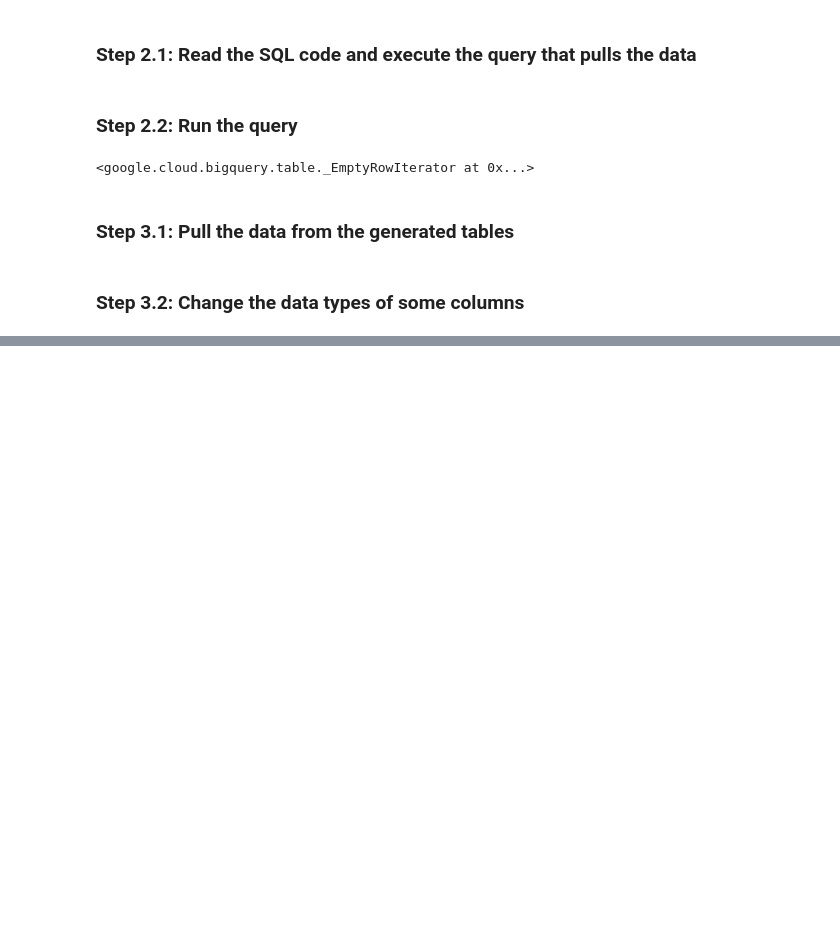
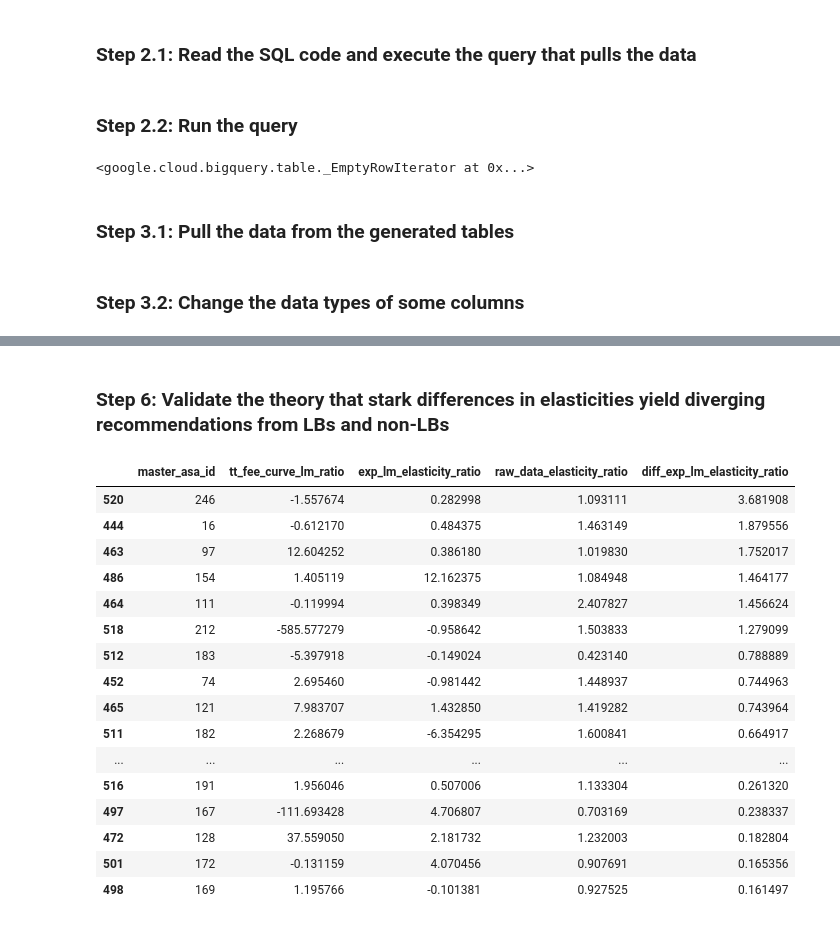
Before and after one commit to omar-elmaria/loved_brands_impact_simulation_tool, a Jupyter notebook: pairwise_simulation.ipynb, the cells around one changed output, grey strips where cells are left out. Cells and saved outputs as stored; diff of their text form; code cells hidden in the pictures; blank space fills up the shorter version.

Commit message:
enrich the model and output dataset

```diff
--- a/pairwise_simulation.ipynb
+++ b/pairwise_simulation.ipynb
@@ -169,0 +125,9 @@ df[df["median_cluster_elasticity"]>100]
+# %%
+# Define a function that fits a line through the fee x order count per TT fee tier curve
+def lm_model_tt_fee_curve(df):
+    data_x = df[~df["order_count_vendor_cluster_tt_fee_level"].isnull()]["fee"].values.reshape(-1,1)
+    data_y = df[~df["order_count_vendor_cluster_tt_fee_level"].isnull()]["order_count_vendor_cluster_tt_fee_level"].values.reshape(-1,1)
+    sample_weight = df[~df["order_count_vendor_cluster_tt_fee_level"].isnull()]["order_count_vendor_cluster_tt_fee_level"].values
+    lm = LinearRegression()
+    lm.fit(X=data_x, y=data_y, sample_weight=sample_weight)
+    return float(np.squeeze(lm.coef_)), float(np.squeeze(lm.intercept_))
@@ -169,0 +291,12 @@ df[df["median_cluster_elasticity"]>100]
+# %%
+# Create a list of columns that will form the dataset
+supp_data_cols = grouping_vars.copy()
+supp_data_cols.extend(["tt_fee_curve_lm_slope", "order_count_vendor_cluster_level", "median_cluster_elasticity", "exp_elasticity"]) # Add three columns to the grouping_vars list
+
+# Create the dataset
+df_supp_data = df_raw[supp_data_cols].drop_duplicates().reset_index(drop=True) # type: ignore
+
+# Aggregate the metrics
+df_supp_data = df_supp_data\
+    .groupby(grouping_vars, as_index=False)\
+    .agg({"tt_fee_curve_lm_slope": "mean", "order_count_vendor_cluster_level": "mean", "median_cluster_elasticity": "mean", "exp_elasticity": "median"})
@@ -169,0 +339,39 @@ df[df["median_cluster_elasticity"]>100]
+# %% [markdown]
+### Step 6: Validate the theory that stark differences in elasticities yield diverging recommendations from LBs and non-LBs
+# %%
+# Prepare the data
+common_cols_val_theory = df_supp_data.columns[df_supp_data.columns != "is_lb_lm"].tolist()
+grouping_cols_val_theory = ["region", "entity_id", "country_code", "master_asa_id", "asa_common_name", "is_asa_clustered"]
+df_left_val_theory = df_supp_data[df_supp_data["is_lb_lm"] == "Y"][common_cols_val_theory]
+df_right_val_theory = df_supp_data[df_supp_data["is_lb_lm"] == "N"][common_cols_val_theory]
+
+# Combine both data frames
+df_val_theory = pd.merge(left=df_left_val_theory, right=df_right_val_theory, how="left", on=grouping_cols_val_theory, suffixes=["_lb", "_nlb"])
+
+# Create two new columns showing the elasticity ratios according to the LM and the raw data
+df_val_theory = df_val_theory.assign(
+    diff_exp_lm_elasticity_ratio = df_val_theory["exp_elasticity_lb"] - df_val_theory["exp_elasticity_nlb"], # Calculate the difference between the LB and non-LB expected LM elasticity ratio
+    exp_lm_elasticity_ratio = df_val_theory["exp_elasticity_nlb"] / df_val_theory["exp_elasticity_lb"],
+    raw_data_elasticity_ratio = df_val_theory["median_cluster_elasticity_nlb"] / df_val_theory["median_cluster_elasticity_lb"],
+    tt_fee_curve_lm_ratio = df_val_theory["tt_fee_curve_lm_slope_nlb"] / df_val_theory["tt_fee_curve_lm_slope_lb"]
+)
+# %%
+df_val_theory[(df_val_theory["entity_id"] == "FP_MY")][["master_asa_id", "tt_fee_curve_lm_ratio", "exp_lm_elasticity_ratio", "raw_data_elasticity_ratio", "diff_exp_lm_elasticity_ratio"]].sort_values(by="diff_exp_lm_elasticity_ratio", ascending=False).head(20)
+# %% [output]
+|  | master_asa_id | tt_fee_curve_lm_ratio | exp_lm_elasticity_ratio | raw_data_elasticity_ratio | diff_exp_lm_elasticity_ratio |
+| 520 | 246 | -1.557674 | 0.282998 | 1.093111 | 3.681908 |
+| 444 | 16 | -0.612170 | 0.484375 | 1.463149 | 1.879556 |
+| 463 | 97 | 12.604252 | 0.386180 | 1.019830 | 1.752017 |
+| 486 | 154 | 1.405119 | 12.162375 | 1.084948 | 1.464177 |
+| 464 | 111 | -0.119994 | 0.398349 | 2.407827 | 1.456624 |
+| 518 | 212 | -585.577279 | -0.958642 | 1.503833 | 1.279099 |
+| 512 | 183 | -5.397918 | -0.149024 | 0.423140 | 0.788889 |
+| 452 | 74 | 2.695460 | -0.981442 | 1.448937 | 0.744963 |
+| 465 | 121 | 7.983707 | 1.432850 | 1.419282 | 0.743964 |
+| 511 | 182 | 2.268679 | -6.354295 | 1.600841 | 0.664917 |
+| ... | ... | ... | ... | ... | ... |
+| 516 | 191 | 1.956046 | 0.507006 | 1.133304 | 0.261320 |
+| 497 | 167 | -111.693428 | 4.706807 | 0.703169 | 0.238337 |
+| 472 | 128 | 37.559050 | 2.181732 | 1.232003 | 0.182804 |
+| 501 | 172 | -0.131159 | 4.070456 | 0.907691 | 0.165356 |
+| 498 | 169 | 1.195766 | -0.101381 | 0.927525 | 0.161497 |
```
Also changed, not shown: parts of 29 cells of this notebook.
